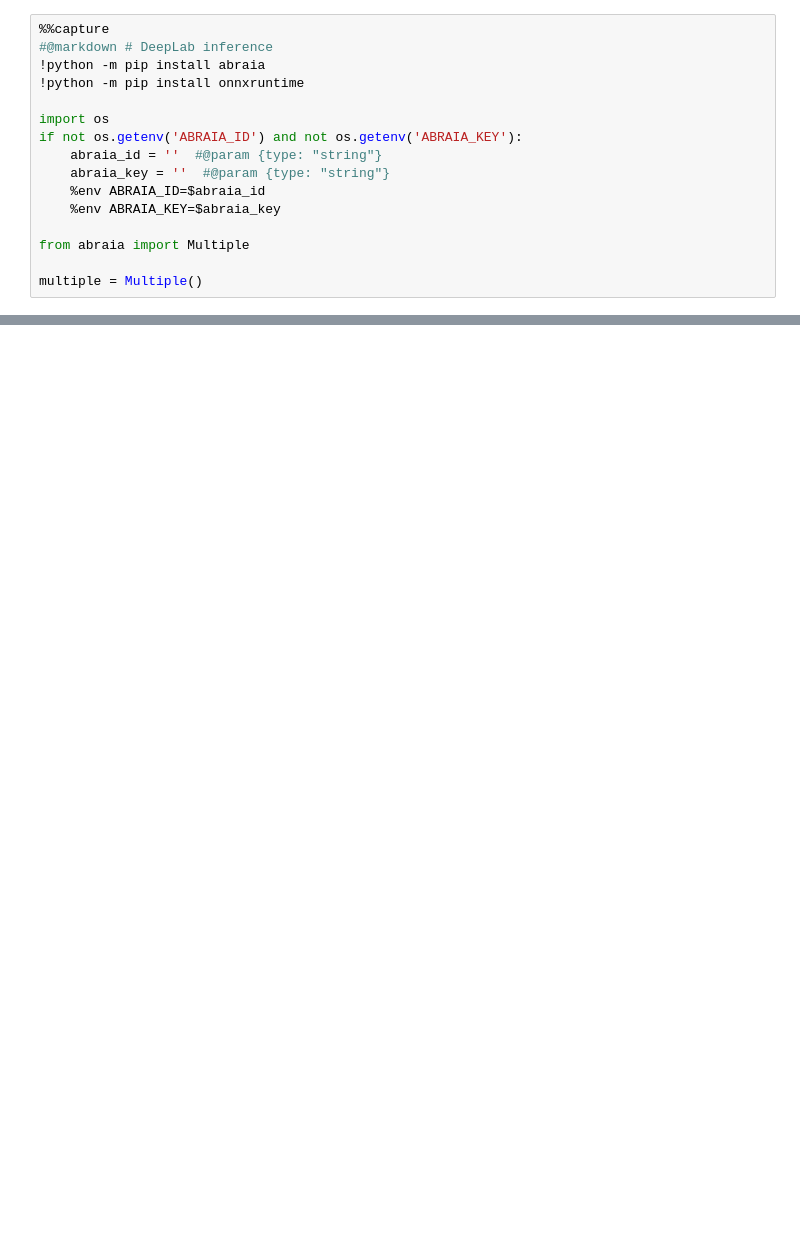
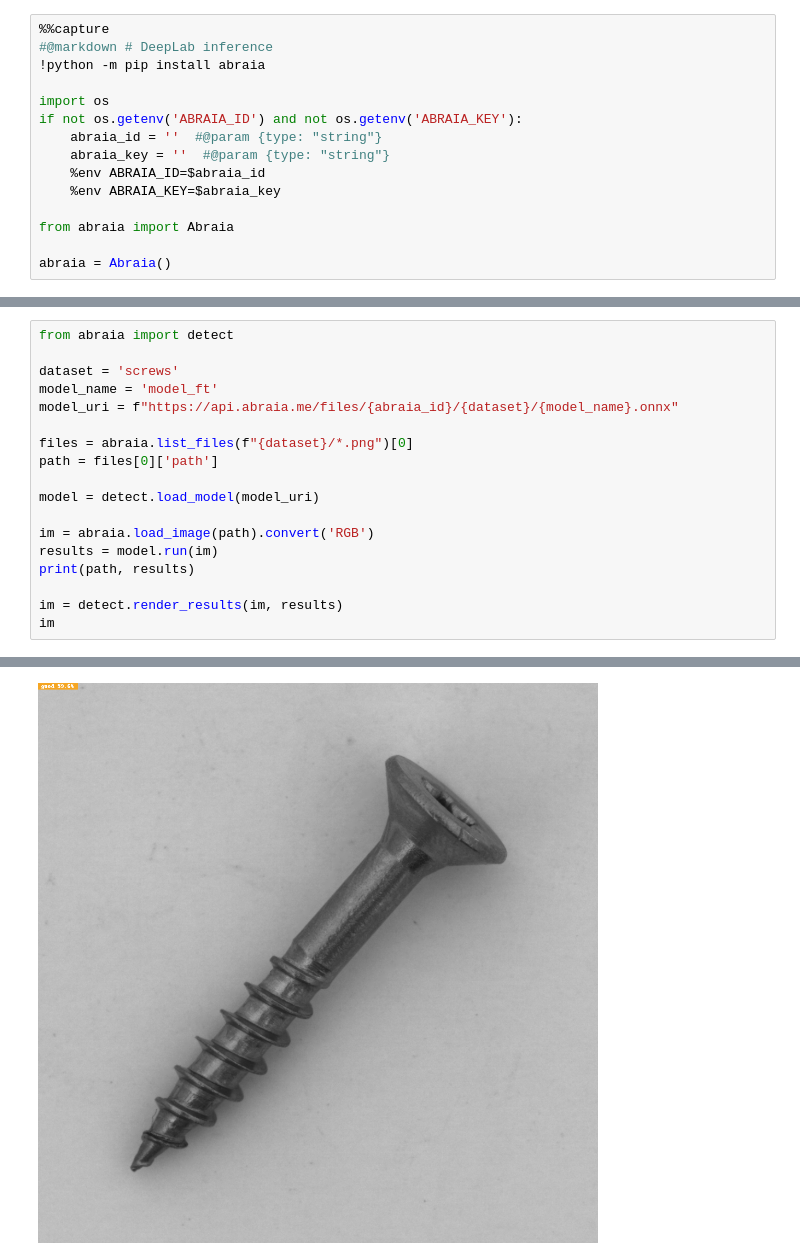
Before and after one commit to abraia/abraia-multiple, a Jupyter notebook: notebooks/inference.ipynb, the cells around one changed output, grey strips where cells are left out. Cells and saved outputs as stored; diff of their text form; blank space fills up the shorter version.

Commit message:
Update detect inference code

```diff
--- a/notebooks/inference.ipynb
+++ b/notebooks/inference.ipynb
@@ -2,7 +2,6 @@
 %%capture
 #@markdown # DeepLab inference
 !python -m pip install abraia
-!python -m pip install onnxruntime
 
 import os
 if not os.getenv('ABRAIA_ID') and not os.getenv('ABRAIA_KEY'):
@@ -11,6 +10,6 @@ if not os.getenv('ABRAIA_ID') and not os.getenv('ABRAIA_KEY'):
     %env ABRAIA_ID=$abraia_id
     %env ABRAIA_KEY=$abraia_key
 
-from abraia import Multiple
+from abraia import Abraia
 
-multiple = Multiple()
+abraia = Abraia()
@@ -232,0 +16,19 @@ circles/img_199.png [{'label': 'circle', 'confidence': 0.9606869220733643, 'box'
+# %%
+from abraia import detect
+
+dataset = 'screws'
+model_name = 'model_ft'
+model_uri = f"https://api.abraia.me/files/{abraia_id}/{dataset}/{model_name}.onnx"
+
+files = abraia.list_files(f"{dataset}/*.png")[0]
+path = files[0]['path']
+
+model = detect.load_model(model_uri)
+
+im = abraia.load_image(path).convert('RGB')
+results = model.run(im)
+print(path, results)
+
+im = detect.render_results(im, results)
+im
+# %% [output]
@@ -232,0 +36 @@ circles/img_199.png [{'label': 'circle', 'confidence': 0.9606869220733643, 'box'
+[figure, added]
```
Also changed, not shown: parts of 2 cells of this notebook, 4 other files.
